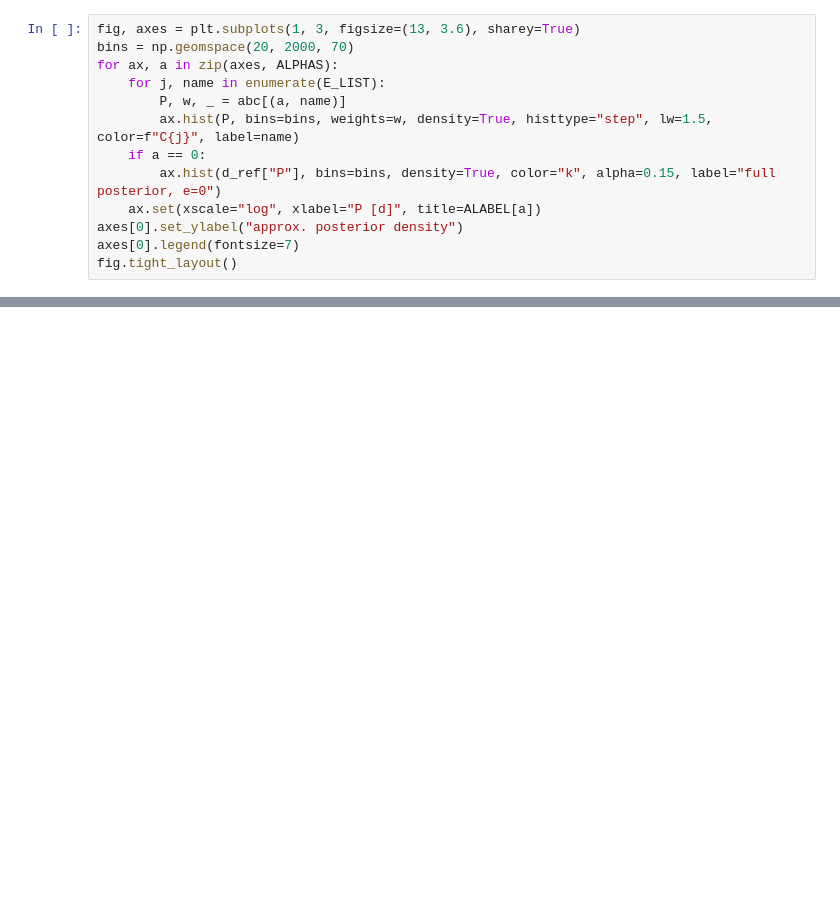
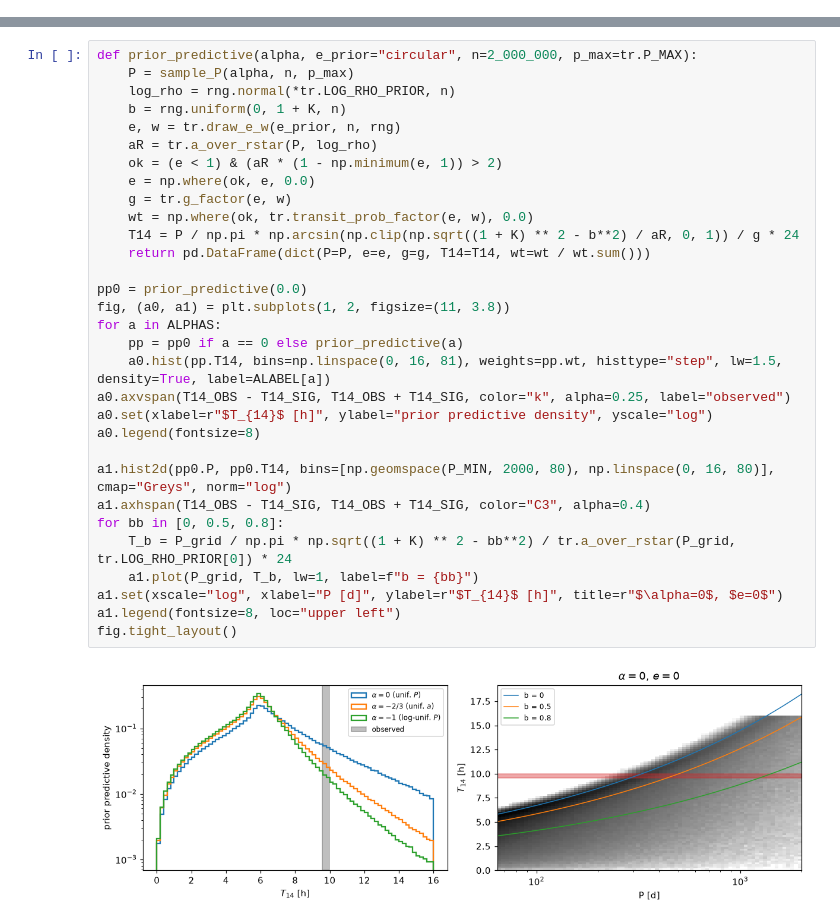
Before and after one commit to sophiakugler/hd137010b-bayes, a Jupyter notebook: ian/03_prior_predictive.ipynb, the cells around one changed output, grey strips where cells are left out. Drawn from its saved outputs; the diff is of its cells as text; blank space fills up the shorter version.

```diff
--- a/ian/03_prior_predictive.ipynb
+++ b/ian/03_prior_predictive.ipynb
@@ -240,13 +0,0 @@ full posterior (dynesty, alpha=0, e=0):  P = 384 -79 +323
-# %%
-fig, axes = plt.subplots(1, 3, figsize=(13, 3.6), sharey=True)
-bins = np.geomspace(20, 2000, 70)
-for ax, a in zip(axes, ALPHAS):
-    for j, name in enumerate(E_LIST):
-        P, w, _ = abc[(a, name)]
-        ax.hist(P, bins=bins, weights=w, density=True, histtype="step", lw=1.5, color=f"C{j}", label=name)
-    if a == 0:
-        ax.hist(d_ref["P"], bins=bins, density=True, color="k", alpha=0.15, label="full posterior, e=0")
-    ax.set(xscale="log", xlabel="P [d]", title=ALABEL[a])
-axes[0].set_ylabel("approx. posterior density")
-axes[0].legend(fontsize=7)
-fig.tight_layout()
@@ -509,0 +87,33 @@ cross-check. The correlated-noise issue from Phase 1 is still open.
+# %%
+def prior_predictive(alpha, e_prior="circular", n=2_000_000, p_max=tr.P_MAX):
+    P = sample_P(alpha, n, p_max)
+    log_rho = rng.normal(*tr.LOG_RHO_PRIOR, n)
+    b = rng.uniform(0, 1 + K, n)
+    e, w = tr.draw_e_w(e_prior, n, rng)
+    aR = tr.a_over_rstar(P, log_rho)
+    ok = (e < 1) & (aR * (1 - np.minimum(e, 1)) > 2)
+    e = np.where(ok, e, 0.0)
+    g = tr.g_factor(e, w)
+    wt = np.where(ok, tr.transit_prob_factor(e, w), 0.0)
+    T14 = P / np.pi * np.arcsin(np.clip(np.sqrt((1 + K) ** 2 - b**2) / aR, 0, 1)) / g * 24
+    return pd.DataFrame(dict(P=P, e=e, g=g, T14=T14, wt=wt / wt.sum()))
+
+pp0 = prior_predictive(0.0)
+fig, (a0, a1) = plt.subplots(1, 2, figsize=(11, 3.8))
+for a in ALPHAS:
+    pp = pp0 if a == 0 else prior_predictive(a)
+    a0.hist(pp.T14, bins=np.linspace(0, 16, 81), weights=pp.wt, histtype="step", lw=1.5, density=True, label=ALABEL[a])
+a0.axvspan(T14_OBS - T14_SIG, T14_OBS + T14_SIG, color="k", alpha=0.25, label="observed")
+a0.set(xlabel=r"$T_{14}$ [h]", ylabel="prior predictive density", yscale="log")
+a0.legend(fontsize=8)
+
+a1.hist2d(pp0.P, pp0.T14, bins=[np.geomspace(P_MIN, 2000, 80), np.linspace(0, 16, 80)], cmap="Greys", norm="log")
+a1.axhspan(T14_OBS - T14_SIG, T14_OBS + T14_SIG, color="C3", alpha=0.4)
+for bb in [0, 0.5, 0.8]:
+    T_b = P_grid / np.pi * np.sqrt((1 + K) ** 2 - bb**2) / tr.a_over_rstar(P_grid, tr.LOG_RHO_PRIOR[0]) * 24
+    a1.plot(P_grid, T_b, lw=1, label=f"b = {bb}")
+a1.set(xscale="log", xlabel="P [d]", ylabel=r"$T_{14}$ [h]", title=r"$\alpha=0$, $e=0$")
+a1.legend(fontsize=8, loc="upper left")
+fig.tight_layout()
+# %% [output]
+[figure, added]
```
Also changed, not shown: parts of 39 cells of this notebook, 5 other files.
